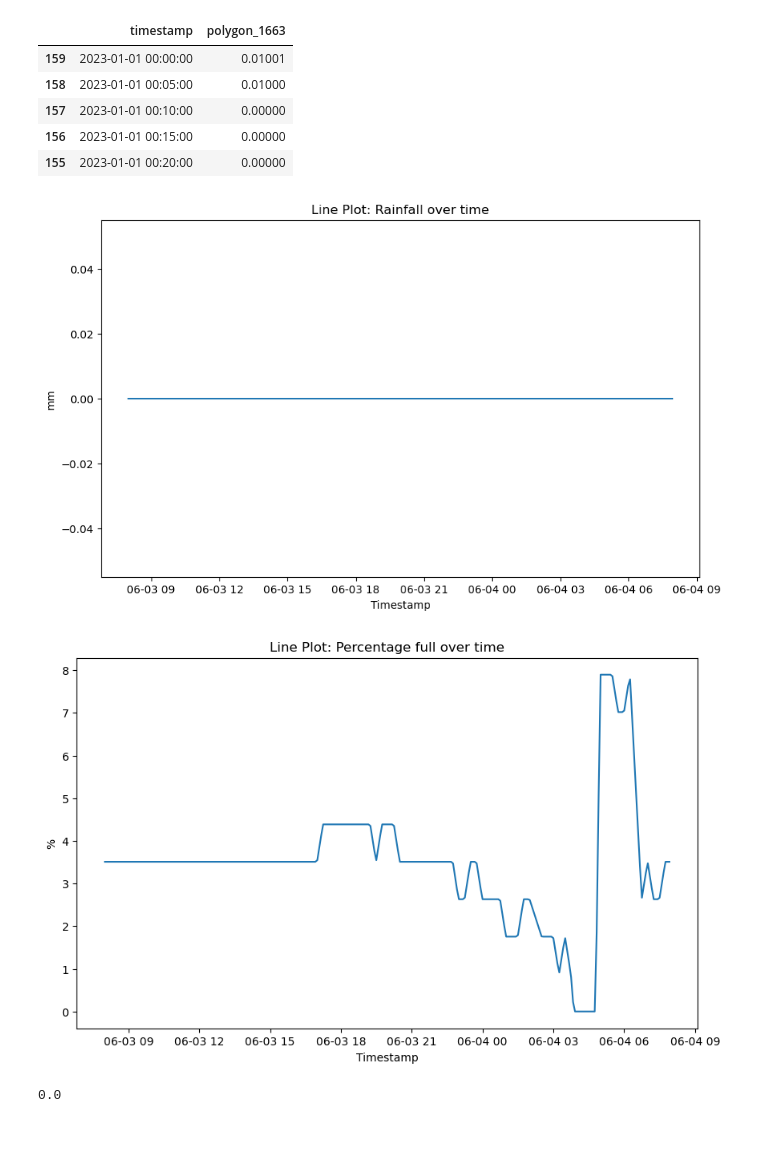
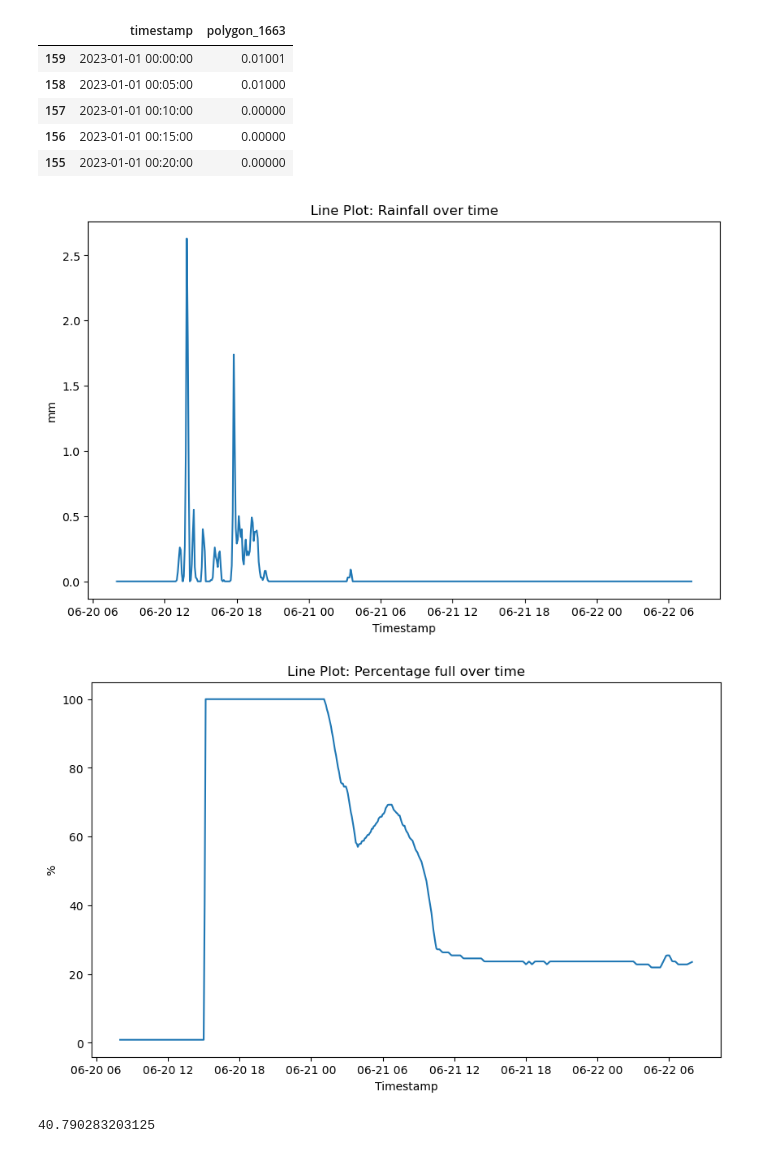
Before and after one commit to TeaDrinkingProgrammer/brabant-water-capstone, a Jupyter notebook: data-cleaning.ipynb, the cells around one changed output. Saved outputs shown, nothing was run; the diff lists cells and outputs as text; code cells hidden in the pictures.

```diff
--- a/data-cleaning.ipynb
+++ b/data-cleaning.ipynb
@@ -103,21 +103,21 @@ merged_df.head(10)
 merged_df.to_parquet("data/rucphen_precipitation_clean.parquet")
 # %%
 # Define the start and end timestamps
-start_timestamp = pd.to_datetime('2023-06-03 8:00:00')
-end_timestamp = pd.to_datetime('2023-06-04 8:00:00')
+start_timestamp = pd.to_datetime('2023-06-20 8:00:00')
+end_timestamp = pd.to_datetime('2023-06-22 8:00:00')
 
 # Create a boolean mask for the specified time range
 mask = (merged_df['timestamp'] >= start_timestamp) & (merged_df['timestamp'] < end_timestamp)
 
 # Apply the mask to get the desired slice of the DataFrame
 result_df = merged_df[mask]
 
 create_plot(result_df, 'timestamp','Timestamp', 'polygon_1663','mm', 'Line Plot: Rainfall over time')
 create_plot(result_df, 'timestamp','Timestamp', 'percentage','%', 'Line Plot: Percentage full over time')
 # %% [output]
-[figure, old version]
+[figure, new version]
-[figure, old version]
+[figure, new version]
 # %%
 result_df['polygon_1663'].sum()
 # %% [output]
-0.0
+40.790283203125
```
Also changed, not shown: 2 other files.
